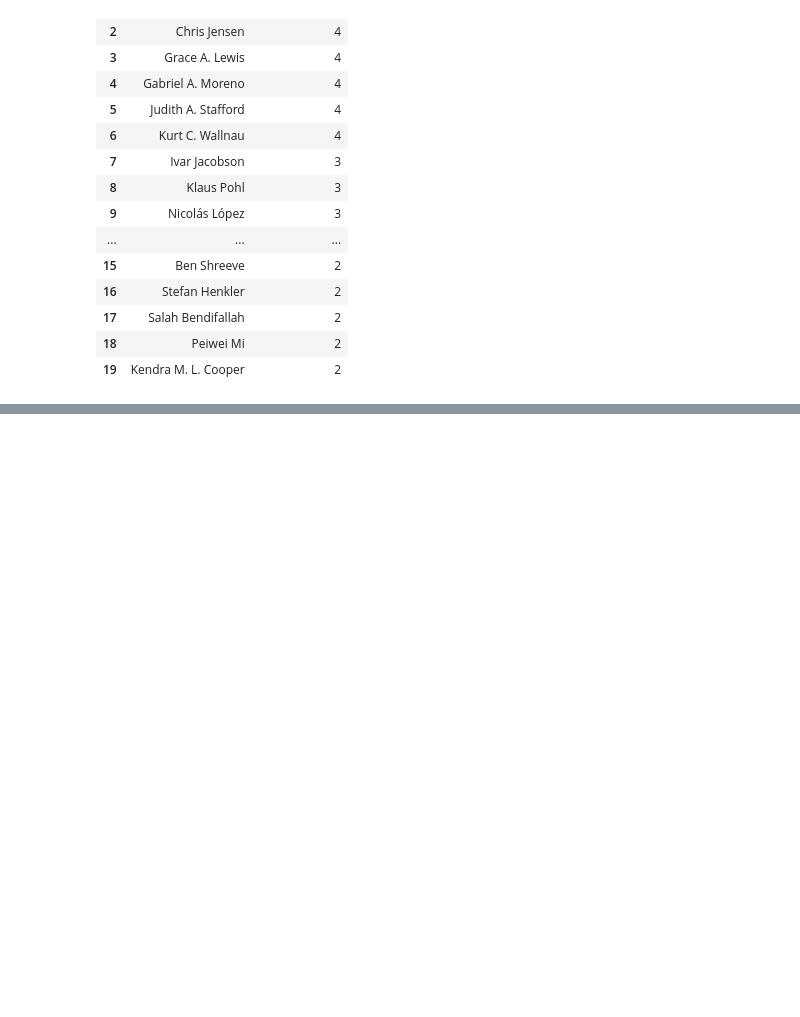
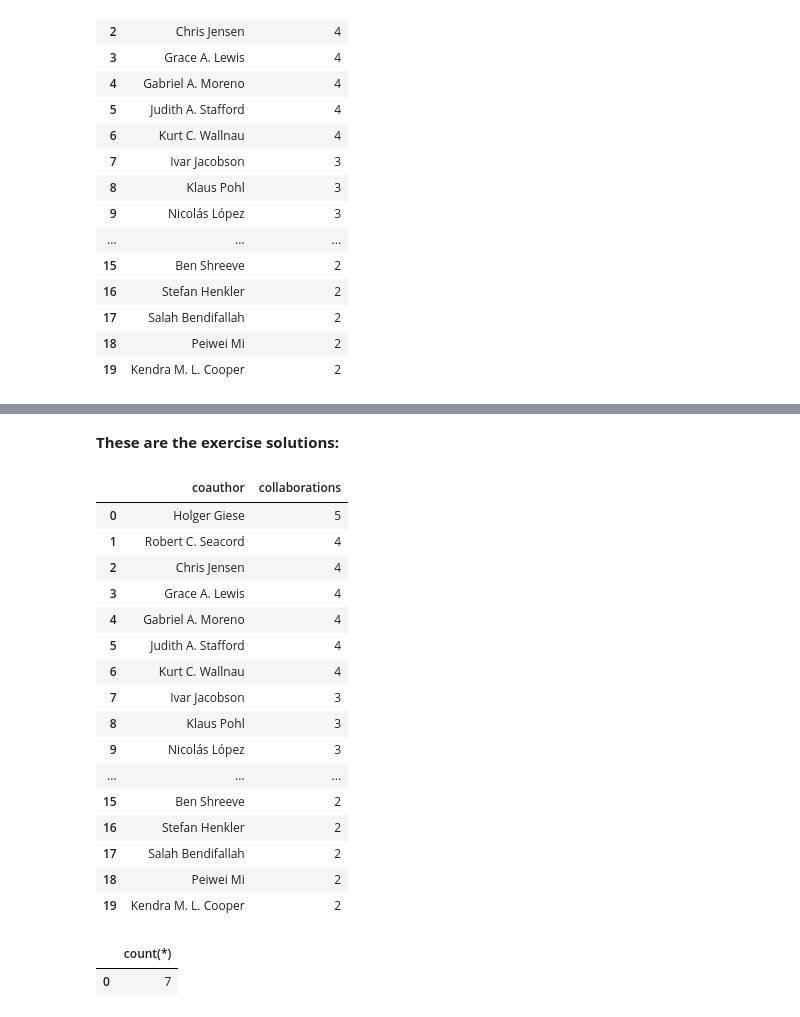
Before and after one commit to NanisTe/Neo4J-Data-Science-Course, a Jupyter notebook: Courses/DataScience/notebooks/03_Recommendations_Part1.ipynb, the cells around one changed output, grey strips where cells are left out. Saved outputs shown, nothing was run; the diff lists cells and outputs as text; code cells hidden in the pictures; blank space fills up the shorter version.

```diff
--- a/Courses/DataScience/notebooks/03_Recommendations_Part1.ipynb
+++ b/Courses/DataScience/notebooks/03_Recommendations_Part1.ipynb
@@ -212,0 +220,45 @@ graph.run(top20_collaborators_query,{"authorName":authorname}).to_data_frame()
+# %% [markdown]
+**These are the exercise solutions:**
+# %%
+query = """
+MATCH (author:Author {name: $authorName})<-[:AUTHOR]-(article)-[:AUTHOR]->(coauthor),
+      (coauthor)<-[:AUTHOR]-()-[:AUTHOR]->(coc)
+WHERE not((coc)<-[:AUTHOR]-()-[:AUTHOR]->(author)) AND coc <> author
+RETURN coc.name AS coauthor, count(*) AS collaborations
+ORDER BY collaborations DESC
+LIMIT 20
+"""
+
+params = {"authorName": "Brian Fitzgerald", "searchTerm": "open source"}
+graph.run(query, params).to_data_frame()
+# %% [output]
+|  | coauthor | collaborations |
+| 0 | Holger Giese | 5 |
+| 1 | Robert C. Seacord | 4 |
+| 2 | Chris Jensen | 4 |
+| 3 | Grace A. Lewis | 4 |
+| 4 | Gabriel A. Moreno | 4 |
+| 5 | Judith A. Stafford | 4 |
+| 6 | Kurt C. Wallnau | 4 |
+| 7 | Ivar Jacobson | 3 |
+| 8 | Klaus Pohl | 3 |
+| 9 | Nicolás López | 3 |
+| ... | ... | ... |
+| 15 | Ben Shreeve | 2 |
+| 16 | Stefan Henkler | 2 |
+| 17 | Salah Bendifallah | 2 |
+| 18 | Peiwei Mi | 2 |
+| 19 | Kendra M. L. Cooper | 2 |
+# %%
+query = """
+MATCH (author:Author {name: $authorName})<-[:AUTHOR]-(article)-[:AUTHOR]->(coauthor),
+      (coauthor)<-[:AUTHOR]-()-[:AUTHOR]->(coc)
+WHERE not((coc)<-[:AUTHOR]-()-[:AUTHOR]->(author)) AND coc <> author
+WITH coc, count(*) AS collaborations
+WHERE collaborations > 3
+RETURN count(*)
+"""
+graph.run(query, params).to_data_frame()
+# %% [output]
+|  | count(*) |
+| 0 | 7 |
```
Also changed, not shown: parts of 1 cell of this notebook.
